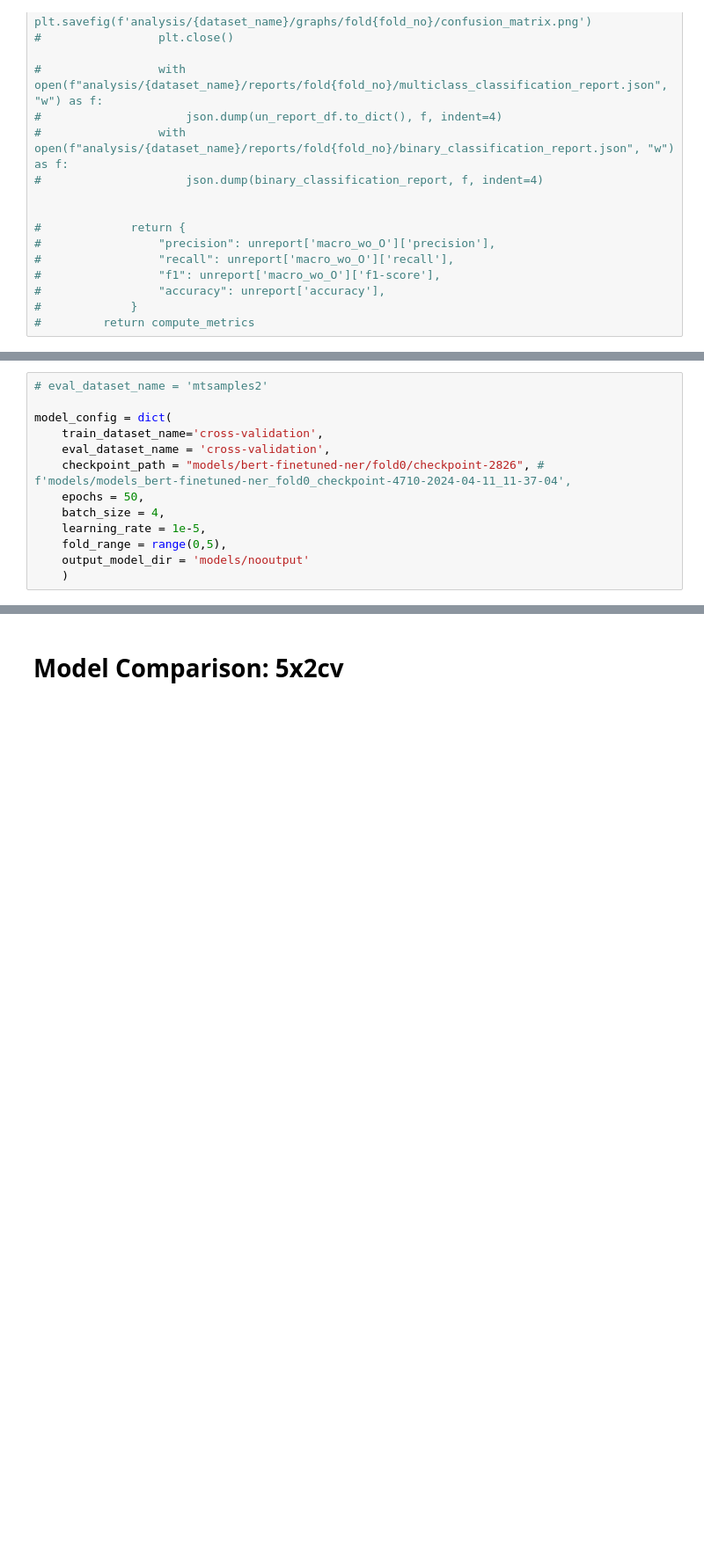
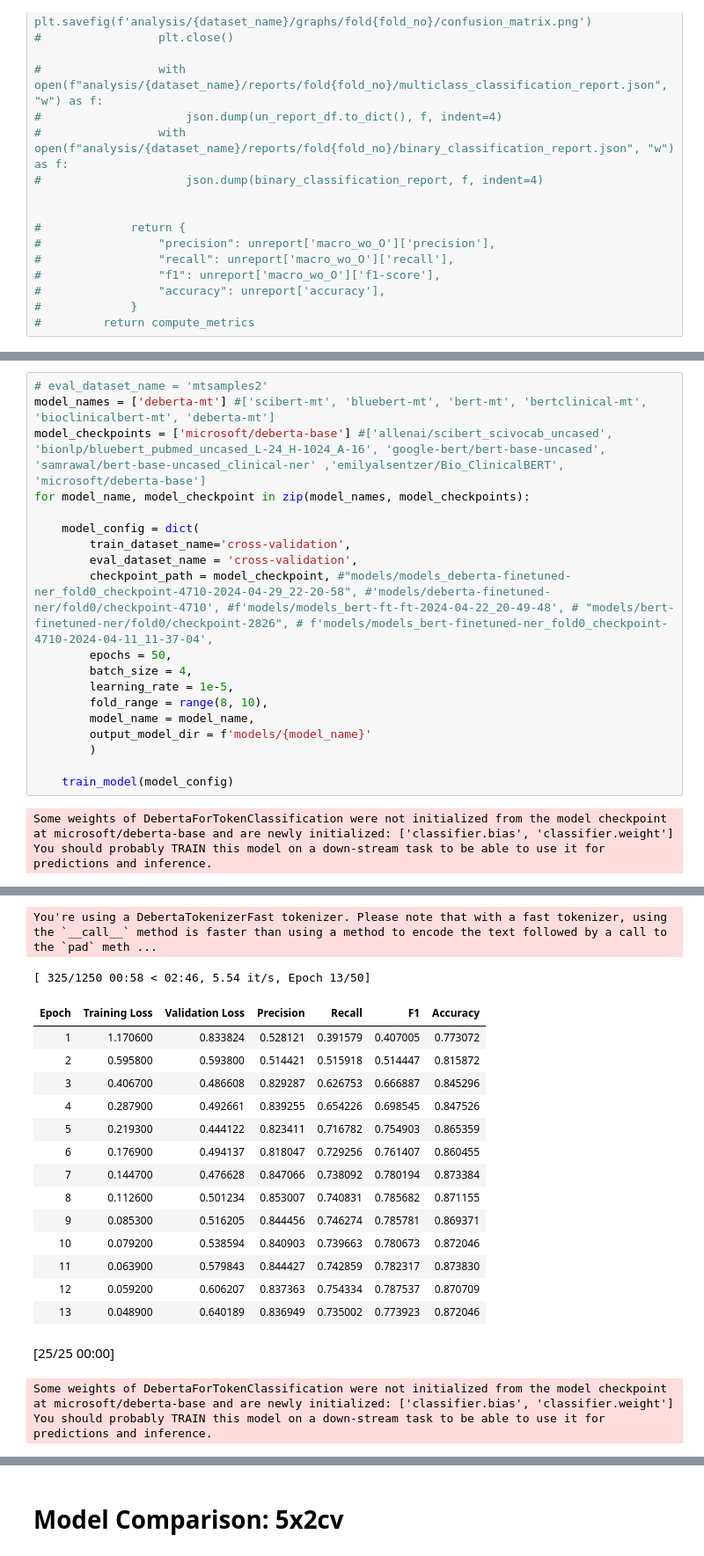
Before and after one commit to lara-ozyegen/MRP_MedHighlight, a Jupyter notebook: notebooks/adaptive-fine-tuning.ipynb, the cells around one changed output, grey strips where cells are left out. Shown: that part at 88% size. Saved outputs shown, nothing was run; the diff lists cells and outputs as text; blank space fills up the shorter version.

```diff
--- a/notebooks/adaptive-fine-tuning.ipynb
+++ b/notebooks/adaptive-fine-tuning.ipynb
@@ -160,13 +259,22 @@ from src.models.helpers import *
 # %%
 # eval_dataset_name = 'mtsamples2'
+model_names = ['deberta-mt'] #['scibert-mt', 'bluebert-mt', 'bert-mt', 'bertclinical-mt', 'bioclinicalbert-mt', 'deberta-mt']
+model_checkpoints = ['microsoft/deberta-base'] #['allenai/scibert_scivocab_uncased', 'bionlp/bluebert_pubmed_uncased_L-24_H-1024_A-16', 'google-bert/bert-base-uncased', 'samrawal/bert-base-uncased_clinical-ner' ,'emilyalsentzer/Bio_ClinicalBERT', 'microsoft/deberta-base']
+for model_name, model_checkpoint in zip(model_names, model_checkpoints):
 
-model_config = dict(
-    train_dataset_name='cross-validation',
-    eval_dataset_name = 'cross-validation',
-    checkpoint_path = "models/bert-finetuned-ner/fold0/checkpoint-2826", # f'models/models_bert-finetuned-ner_fold0_checkpoint-4710-2024-04-11_11-37-04',
-    epochs = 50,
-    batch_size = 4,
-    learning_rate = 1e-5,
-    fold_range = range(0,5),
-    output_model_dir = 'models/nooutput'
-    )
+    model_config = dict(
+        train_dataset_name='cross-validation',
+        eval_dataset_name = 'cross-validation',
+        checkpoint_path = model_checkpoint, #"models/models_deberta-finetuned-ner_fold0_checkpoint-4710-2024-04-29_22-20-58", #'models/deberta-finetuned-ner/fold0/checkpoint-4710', #f'models/models_bert-ft-ft-2024-04-22_20-49-48', # "models/bert-finetuned-ner/fold0/checkpoint-2826", # f'models/models_bert-finetuned-ner_fold0_checkpoint-4710-2024-04-11_11-37-04',
+        epochs = 50,
+        batch_size = 4,
+        learning_rate = 1e-5,
+        fold_range = range(8, 10),
+        model_name = model_name,
+        output_model_dir = f'models/{model_name}'
+        )
+
+    train_model(model_config)
+# %% [output]
+Some weights of DebertaForTokenClassification were not initialized from the model checkpoint at microsoft/deberta-base and are newly initialized: ['classifier.bias', 'classifier.weight']
+You should probably TRAIN this model on a down-stream task to be able to use it for predictions and inference.
@@ -172,0 +287,19 @@ model_config = dict(
+You're using a DebertaTokenizerFast tokenizer. Please note that with a fast tokenizer, using the `__call__` method is faster than using a method to encode the text followed by a call to the `pad` meth ...
+[ 325/1250 00:58 < 02:46, 5.54 it/s, Epoch 13/50]
+| Epoch | Training Loss | Validation Loss | Precision | Recall | F1 | Accuracy |
+| 1 | 1.170600 | 0.833824 | 0.528121 | 0.391579 | 0.407005 | 0.773072 |
+| 2 | 0.595800 | 0.593800 | 0.514421 | 0.515918 | 0.514447 | 0.815872 |
+| 3 | 0.406700 | 0.486608 | 0.829287 | 0.626753 | 0.666887 | 0.845296 |
+| 4 | 0.287900 | 0.492661 | 0.839255 | 0.654226 | 0.698545 | 0.847526 |
+| 5 | 0.219300 | 0.444122 | 0.823411 | 0.716782 | 0.754903 | 0.865359 |
+| 6 | 0.176900 | 0.494137 | 0.818047 | 0.729256 | 0.761407 | 0.860455 |
+| 7 | 0.144700 | 0.476628 | 0.847066 | 0.738092 | 0.780194 | 0.873384 |
+| 8 | 0.112600 | 0.501234 | 0.853007 | 0.740831 | 0.785682 | 0.871155 |
+| 9 | 0.085300 | 0.516205 | 0.844456 | 0.746274 | 0.785781 | 0.869371 |
+| 10 | 0.079200 | 0.538594 | 0.840903 | 0.739663 | 0.780673 | 0.872046 |
+| 11 | 0.063900 | 0.579843 | 0.844427 | 0.742859 | 0.782317 | 0.873830 |
+| 12 | 0.059200 | 0.606207 | 0.837363 | 0.754334 | 0.787537 | 0.870709 |
+| 13 | 0.048900 | 0.640189 | 0.836949 | 0.735002 | 0.773923 | 0.872046 |
+[25/25 00:00]
+Some weights of DebertaForTokenClassification were not initialized from the model checkpoint at microsoft/deberta-base and are newly initialized: ['classifier.bias', 'classifier.weight']
+You should probably TRAIN this model on a down-stream task to be able to use it for predictions and inference.
```
Also changed, not shown: parts of 8 cells of this notebook, 2 other files.
